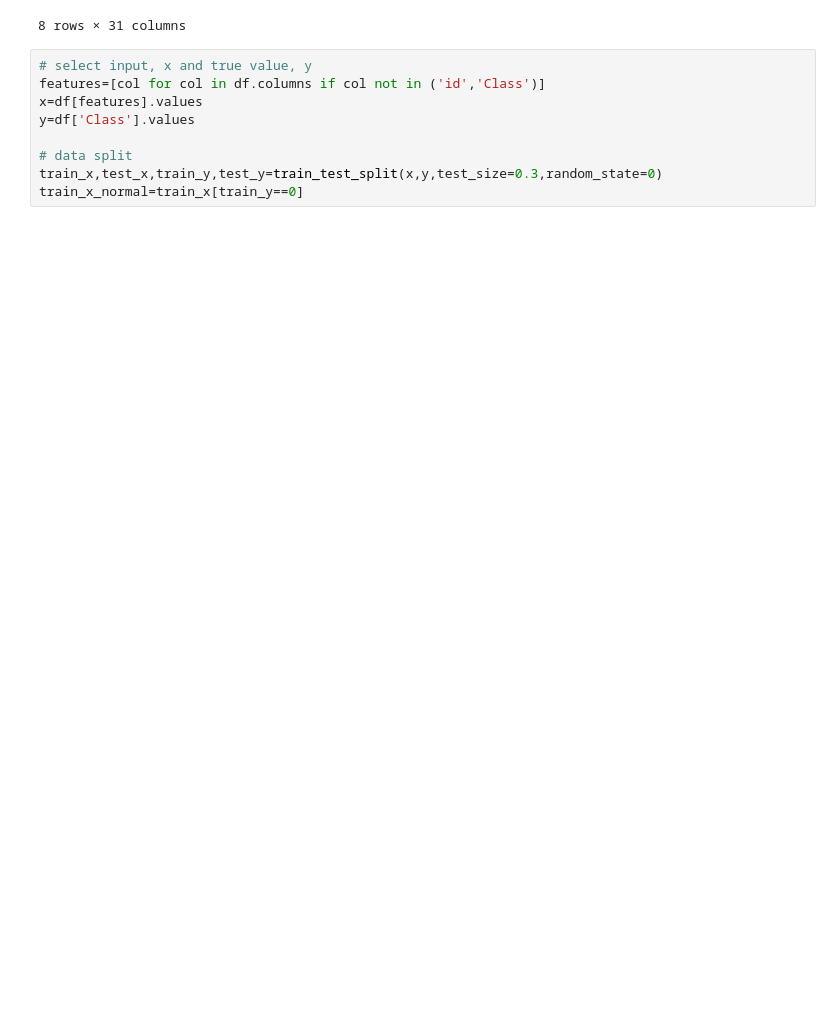
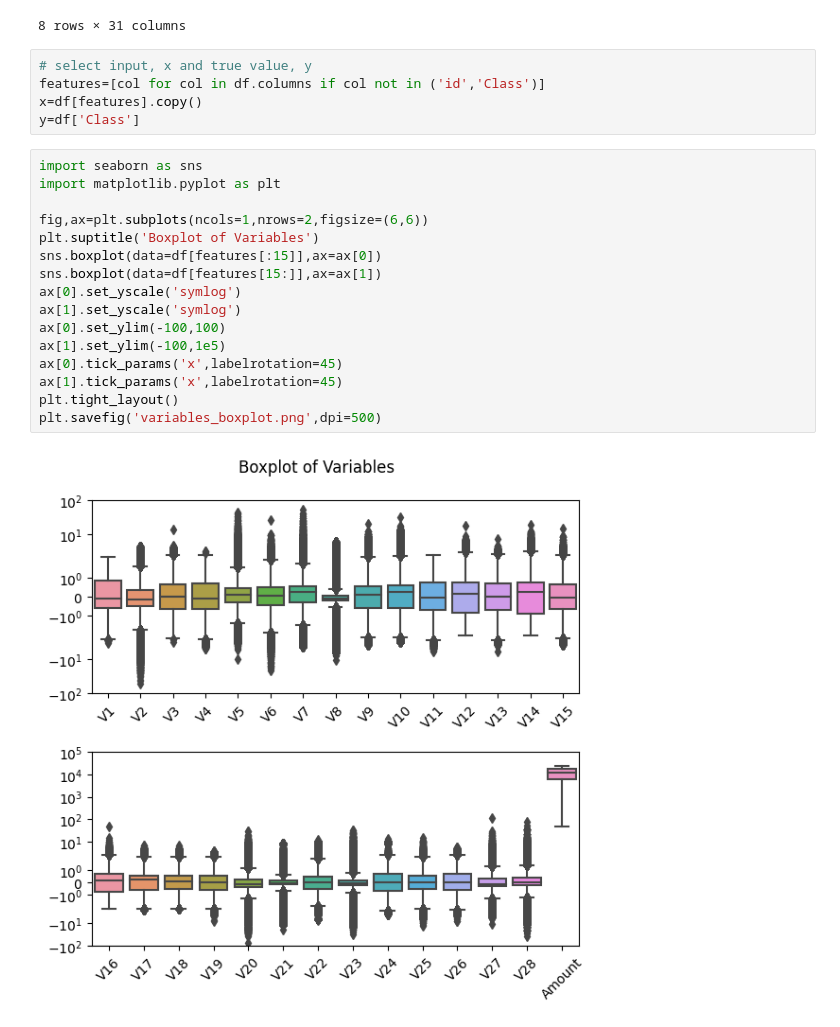
Before and after one commit to yangchenghan629/credit_card_fraud_detection_AE, a Jupyter notebook: credit-card-fraud-detection-vae.ipynb, the cells around one changed output. Saved outputs shown, nothing was run; the diff lists cells and outputs as text; blank space fills up the shorter version.

```diff
--- a/credit-card-fraud-detection-vae.ipynb
+++ b/credit-card-fraud-detection-vae.ipynb
@@ -39,9 +57,23 @@ df.describe()
 # %%
 # select input, x and true value, y
 features=[col for col in df.columns if col not in ('id','Class')]
-x=df[features].values
-y=df['Class'].values
-
-# data split
-train_x,test_x,train_y,test_y=train_test_split(x,y,test_size=0.3,random_state=0)
-train_x_normal=train_x[train_y==0]
+x=df[features].copy()
+y=df['Class']
+# %%
+import seaborn as sns
+import matplotlib.pyplot as plt
+
+fig,ax=plt.subplots(ncols=1,nrows=2,figsize=(6,6))
+plt.suptitle('Boxplot of Variables')
+sns.boxplot(data=df[features[:15]],ax=ax[0])
+sns.boxplot(data=df[features[15:]],ax=ax[1])
+ax[0].set_yscale('symlog')
+ax[1].set_yscale('symlog')
+ax[0].set_ylim(-100,100)
+ax[1].set_ylim(-100,1e5)
+ax[0].tick_params('x',labelrotation=45)
+ax[1].tick_params('x',labelrotation=45)
+plt.tight_layout()
+plt.savefig('variables_boxplot.png',dpi=500)
+# %% [output]
+[figure, added]
```
Also changed, not shown: parts of 4 cells of this notebook.
